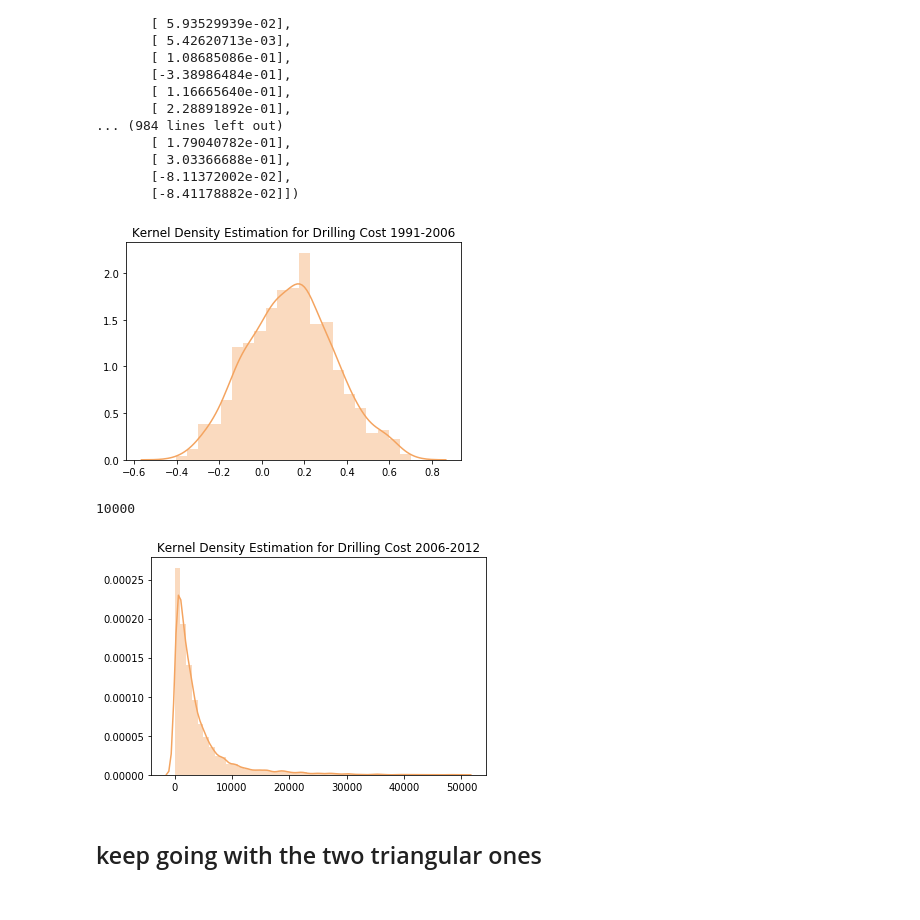
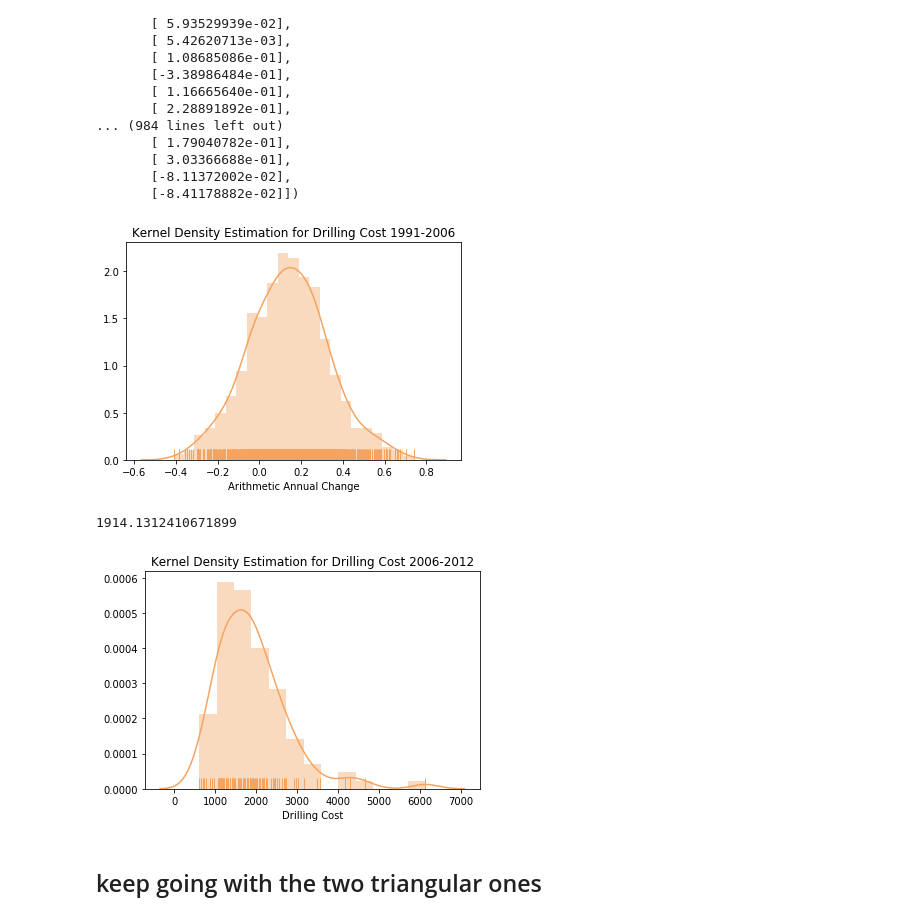
Before and after one commit to luwu29/IAA_profiles, a Jupyter notebook: Simulation HW_1.ipynb, the cells around one changed output. Saved outputs shown, nothing was run; the diff lists cells and outputs as text; code cells hidden in the pictures.

```diff
--- a/Simulation HW_1.ipynb
+++ b/Simulation HW_1.ipynb
@@ -220,3 +228,0 @@ def kde_sklearn(x, x_grid, bandwidth, **kwargs):
-# %%
-x, x_grid,bandwidth =df['Return'], np.linspace(-.5, .5, 100),  0.1
-kernel_1990_2006=kde_sklearn(x, x_grid, bandwidth)
@@ -287,18 +270,18 @@ array([[-1.42906910e-01],
        [-8.11372002e-02],
        [-8.41178882e-02]])
 # %%
-sns.distplot(kde_sample(x, x_grid, 1000, bandwidth), color='sandybrown')
+ax=sns.distplot(kde_sample(x, x_grid, 1000, bandwidth), color='sandybrown', rug=True)
 
 # giving labels to x-axis and y-axis
 ax.set(xlabel ='Arithmetic Annual Change')
 
 # giving title to the plot
 plt.title('Kernel Density Estimation for Drilling Cost 1991-2006');
 
 # function to show plot
 plt.show()
 # %% [output]
-[figure, old version]
+[figure, new version]
 # %%
 cost_t0=963.8020833333336
 x, x_grid,bandwidth =df['Return'], np.linspace(-.5, .5, 100),  0.09
@@ -320,9 +296,9 @@ kernel_2006_2012=simulate_kde(cost_t0, x,x_grid,bandwidth)
-# %%
-len(kernel_2006_2012)
-# %% [output]
-10000
+# %%
+ cost_t.mean()
+# %% [output]
+1914.1312410671899
 # %%
-sns.distplot(kernel_2006_2012, color='sandybrown')
+ax=sns.distplot(cost_t, color='sandybrown', rug=True)
 
 # giving labels to x-axis and y-axis
 ax.set(xlabel ='Drilling Cost')
@@ -333,6 +309,6 @@ plt.title('Kernel Density Estimation for Drilling Cost 2006-2012');
 # function to show plot
 plt.show()
 # %% [output]
-[figure, old version]
+[figure, new version]
 # %% [markdown]
 ## keep going with the two triangular ones
```
Also changed, not shown: parts of 20 cells of this notebook.
